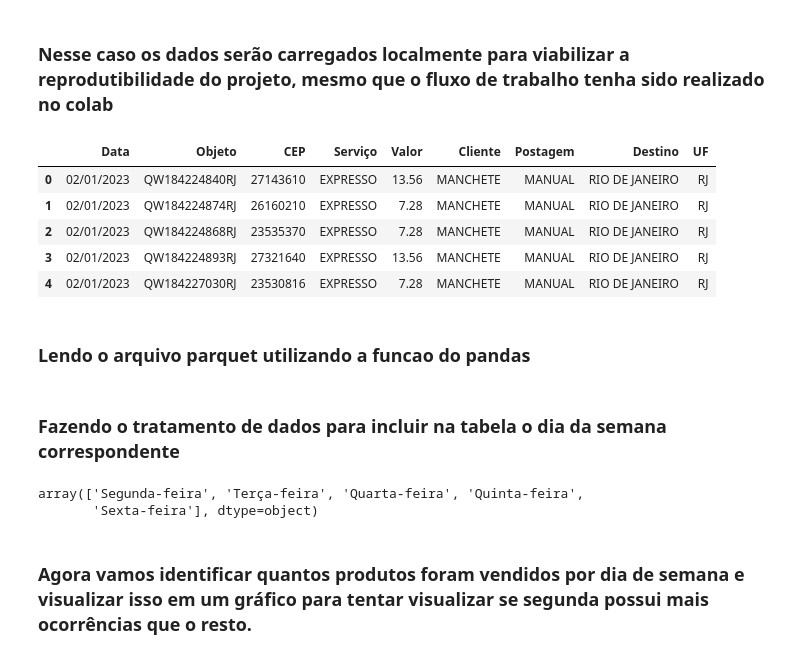
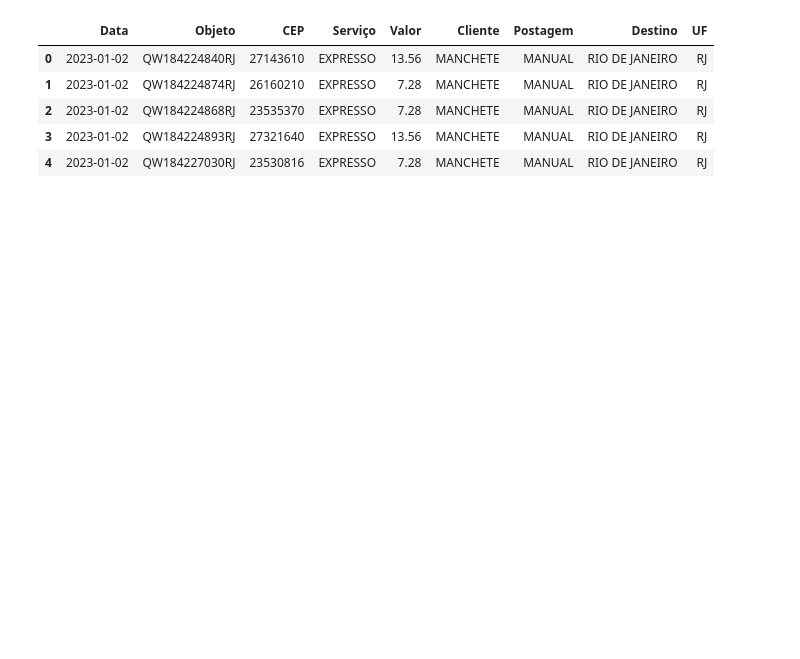
Before and after one commit to thiagocaveglion/analise_exploratoria_correios, a Jupyter notebook: notebook/analise_estatistica.ipynb, the cells around one changed output. Saved outputs shown, nothing was run; the diff lists cells and outputs as text; code cells hidden in the pictures; blank space fills up the shorter version.

```diff
--- a/notebook/analise_estatistica.ipynb
+++ b/notebook/analise_estatistica.ipynb
@@ -49,17 +49,13 @@ warnings.filterwarnings("ignore")
-# %% [markdown]
-### Nesse caso os dados serão carregados localmente para viabilizar a reprodutibilidade do projeto, mesmo que o fluxo de trabalho tenha sido realizado no colab
 # %%
-# df = pd.read_parquet(r'/content/drive/MyDrive/Coders_Estatistica/operations_base.parquet') caminho utilizado no drive
+# df = pd.read_parquet(r'/content/drive/MyDrive/Coders_Estatistica/operations_base.parquet')
+# df.head()
 
-# necessário instalar pyarrow e fastparquet
-df = pd.read_parquet(r'operations_base.parquet') # arquivo geral
-df.head() #
+df = pd.read_parquet("/content/drive/MyDrive/Colab Notebooks/santander-coders-2023/projetos/estatistica1/operations_base.parquet")
+df.head()
 # %% [output]
 |  | Data | Objeto | CEP | Serviço | Valor | Cliente | Postagem | Destino | UF |
-| 0 | 02/01/2023 | QW184224840RJ | 27143610 | EXPRESSO | 13.56 | MANCHETE | MANUAL | RIO DE JANEIRO | RJ |
-| 1 | 02/01/2023 | QW184224874RJ | 26160210 | EXPRESSO | 7.28 | MANCHETE | MANUAL | RIO DE JANEIRO | RJ |
-| 2 | 02/01/2023 | QW184224868RJ | 23535370 | EXPRESSO | 7.28 | MANCHETE | MANUAL | RIO DE JANEIRO | RJ |
-| 3 | 02/01/2023 | QW184224893RJ | 27321640 | EXPRESSO | 13.56 | MANCHETE | MANUAL | RIO DE JANEIRO | RJ |
-| 4 | 02/01/2023 | QW184227030RJ | 23530816 | EXPRESSO | 7.28 | MANCHETE | MANUAL | RIO DE JANEIRO | RJ |
+| 0 | 2023-01-02 | QW184224840RJ | 27143610 | EXPRESSO | 13.56 | MANCHETE | MANUAL | RIO DE JANEIRO | RJ |
+| 1 | 2023-01-02 | QW184224874RJ | 26160210 | EXPRESSO | 7.28 | MANCHETE | MANUAL | RIO DE JANEIRO | RJ |
+| 2 | 2023-01-02 | QW184224868RJ | 23535370 | EXPRESSO | 7.28 | MANCHETE | MANUAL | RIO DE JANEIRO | RJ |
+| 3 | 2023-01-02 | QW184224893RJ | 27321640 | EXPRESSO | 13.56 | MANCHETE | MANUAL | RIO DE JANEIRO | RJ |
+| 4 | 2023-01-02 | QW184227030RJ | 23530816 | EXPRESSO | 7.28 | MANCHETE | MANUAL | RIO DE JANEIRO | RJ |
-# %% [markdown]
-### Lendo o arquivo parquet utilizando a funcao do pandas
@@ -68,16 +61,0 @@ df_thiago = pd.read_parquet(r'operations_base.parquet')
-# %% [markdown]
-### Fazendo o tratamento de dados para incluir na tabela o dia da semana correspondente
-# %%
-df_thiago["Data"] = pd.to_datetime(df_thiago["Data"], dayfirst=True)
-
-df_thiago['Dia da Semana'] = [valor.weekday() for valor in df_thiago['Data']]
-dias_da_semana = {0: 'Segunda-feira', 1: 'Terça-feira', 2: 'Quarta-feira', 3: 'Quinta-feira', 4: 'Sexta-feira', 5: 'Sábado', 6: 'Domingo'}
-
-df_thiago['Dia da Semana'] = df_thiago['Dia da Semana'].map(dias_da_semana)
-
-df_thiago["Dia da Semana"].unique()
-# %% [output]
-array(['Segunda-feira', 'Terça-feira', 'Quarta-feira', 'Quinta-feira',
-       'Sexta-feira'], dtype=object)
-# %% [markdown]
-### Agora vamos identificar quantos produtos foram vendidos por dia de semana e visualizar isso em um gráfico para tentar visualizar se segunda possui mais ocorrências que o resto.
```
Also changed, not shown: parts of 189 cells of this notebook, 1 other file.
